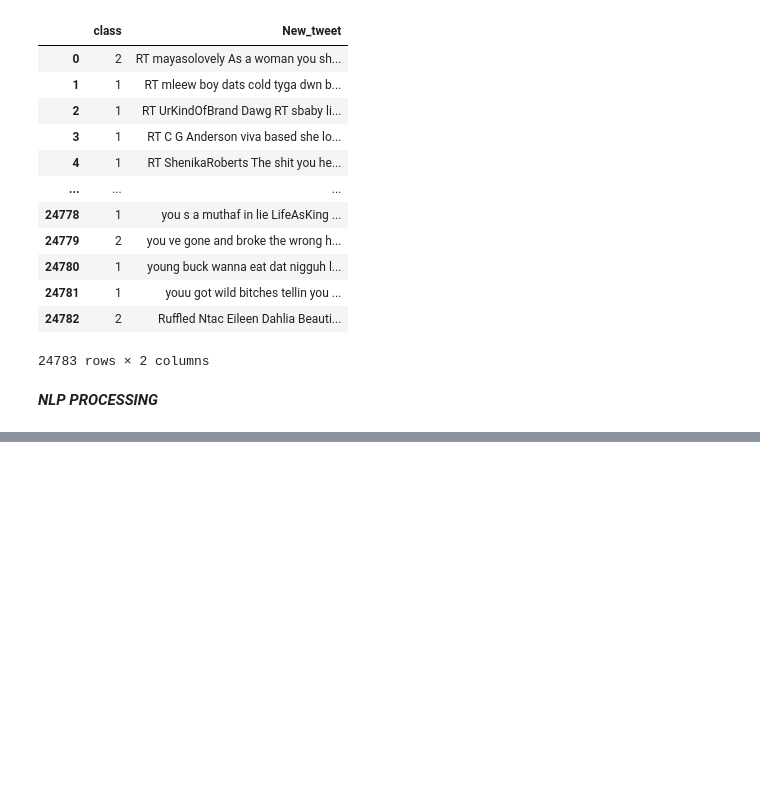
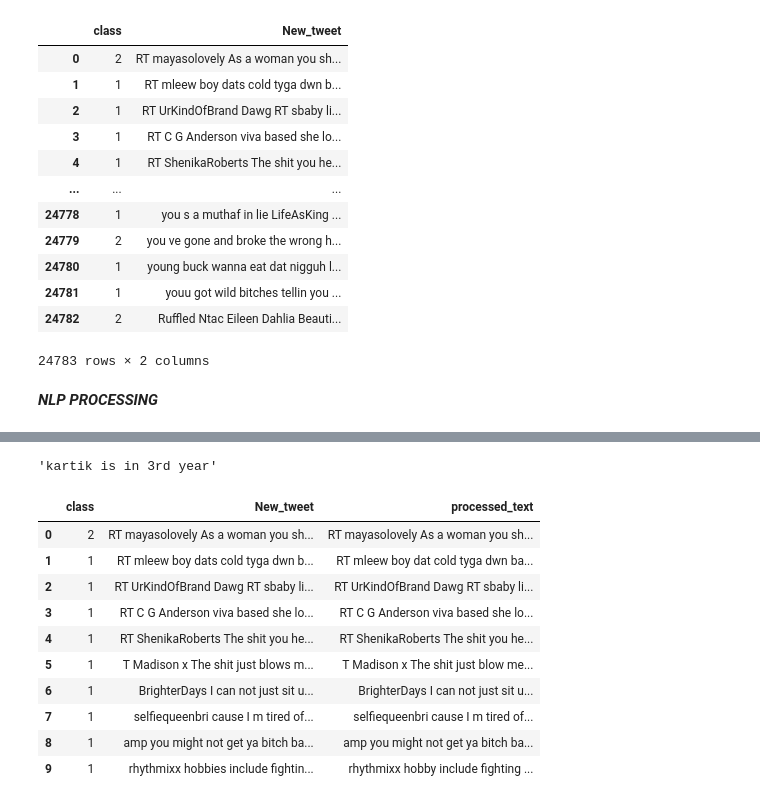
Before and after one commit to kartikrupal/Hate-Speech, a Jupyter notebook: main.ipynb, the cells around one changed output, grey strips where cells are left out. Drawn from its saved outputs; the diff is of its cells as text; code cells hidden in the pictures; blank space fills up the shorter version.

```diff
--- a/main.ipynb
+++ b/main.ipynb
@@ -143,0 +147,7 @@ df
+# %%
+from nltk.stem import WordNetLemmatizer
+from nltk import word_tokenize
+nlp=spacy.load('en_core_web_sm')
+lemmatizer = WordNetLemmatizer()
+nltk.download('punkt_tab')
+nltk.download('wordnet')
@@ -143,0 +160,26 @@ df
+# %%
+def lemmatization(text):
+  tokens = word_tokenize(text)
+  lemmatized = [lemmatizer.lemmatize(word) for word in tokens]
+  return " ".join(lemmatized)
+# %%
+text="kartik is in 3rd year"
+lemmatization(text)
+# %% [output]
+'kartik is in 3rd year'
+# %%
+df['processed_text']=df['New_tweet'].apply(lemmatization)
+# %%
+df.head(10)
+# %% [output]
+|  | class | New_tweet | processed_text |
+| 0 | 2 | RT mayasolovely As a woman you sh... | RT mayasolovely As a woman you sh... |
+| 1 | 1 | RT mleew boy dats cold tyga dwn b... | RT mleew boy dat cold tyga dwn ba... |
+| 2 | 1 | RT UrKindOfBrand Dawg RT sbaby li... | RT UrKindOfBrand Dawg RT sbaby li... |
+| 3 | 1 | RT C G Anderson viva based she lo... | RT C G Anderson viva based she lo... |
+| 4 | 1 | RT ShenikaRoberts The shit you he... | RT ShenikaRoberts The shit you he... |
+| 5 | 1 | T Madison x The shit just blows m... | T Madison x The shit just blow me... |
+| 6 | 1 | BrighterDays I can not just sit u... | BrighterDays I can not just sit u... |
+| 7 | 1 | selfiequeenbri cause I m tired of... | selfiequeenbri cause I m tired of... |
+| 8 | 1 | amp you might not get ya bitch ba... | amp you might not get ya bitch ba... |
+| 9 | 1 | rhythmixx hobbies include fightin... | rhythmixx hobby include fighting ... |
```
Also changed, not shown: parts of 2 cells of this notebook.
